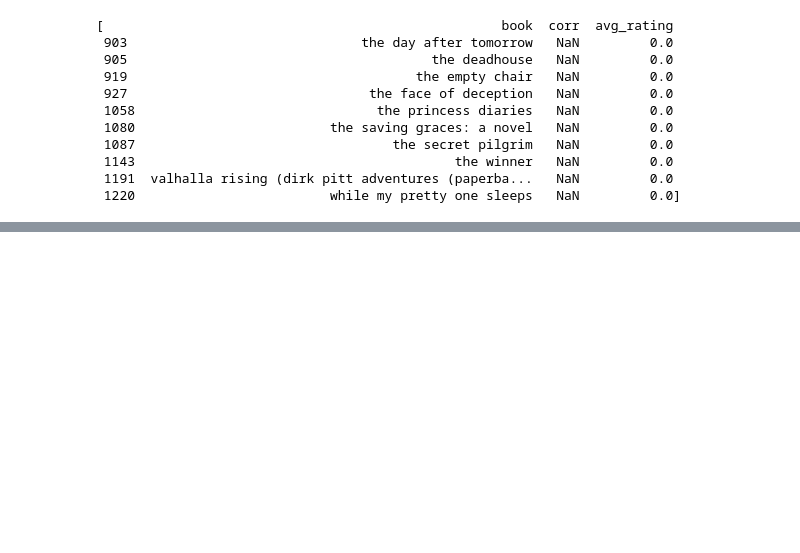
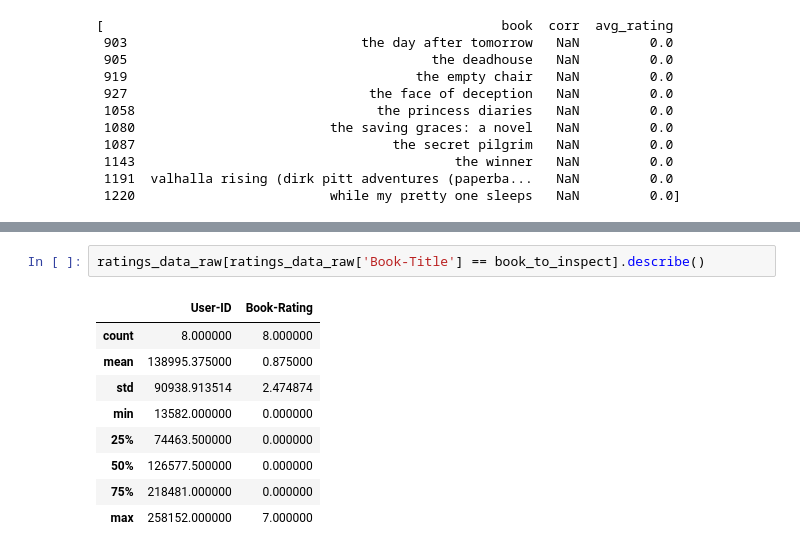
Before and after one commit to zlochina/book-recommendation-app, a Jupyter notebook: src/book_recommendation_prod/data_inspection.ipynb, the cells around one changed output, grey strips where cells are left out. Cells and saved outputs as stored; diff of their text form; blank space fills up the shorter version.

```diff
--- a/src/book_recommendation_prod/data_inspection.ipynb
+++ b/src/book_recommendation_prod/data_inspection.ipynb
@@ -352,0 +376,12 @@ worst_list
+# %%
+ratings_data_raw[ratings_data_raw['Book-Title'] == book_to_inspect].describe()
+# %% [output]
+|  | User-ID | Book-Rating |
+| count | 8.000000 | 8.000000 |
+| mean | 138995.375000 | 0.875000 |
+| std | 90938.913514 | 2.474874 |
+| min | 13582.000000 | 0.000000 |
+| 25% | 74463.500000 | 0.000000 |
+| 50% | 126577.500000 | 0.000000 |
+| 75% | 218481.000000 | 0.000000 |
+| max | 258152.000000 | 7.000000 |
```
Also changed, not shown: parts of 6 cells of this notebook.
